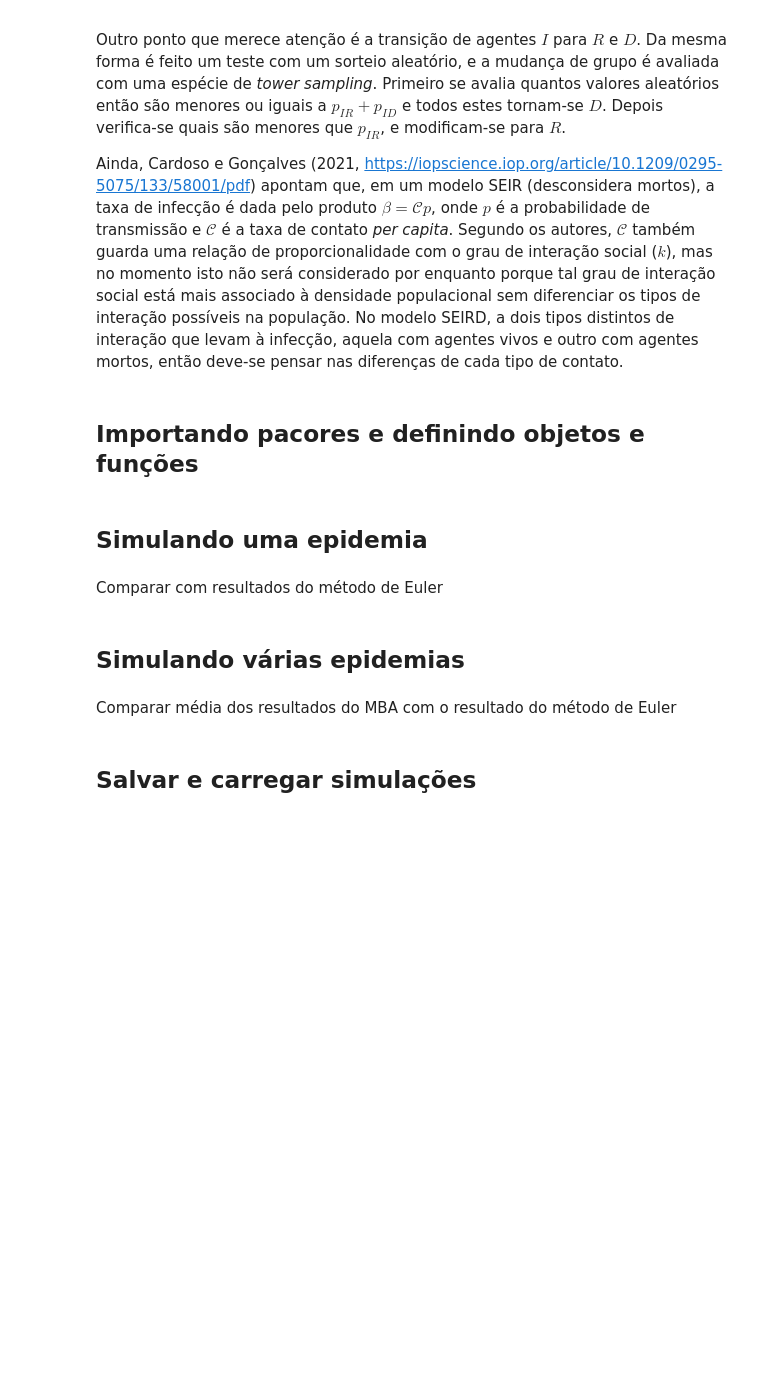
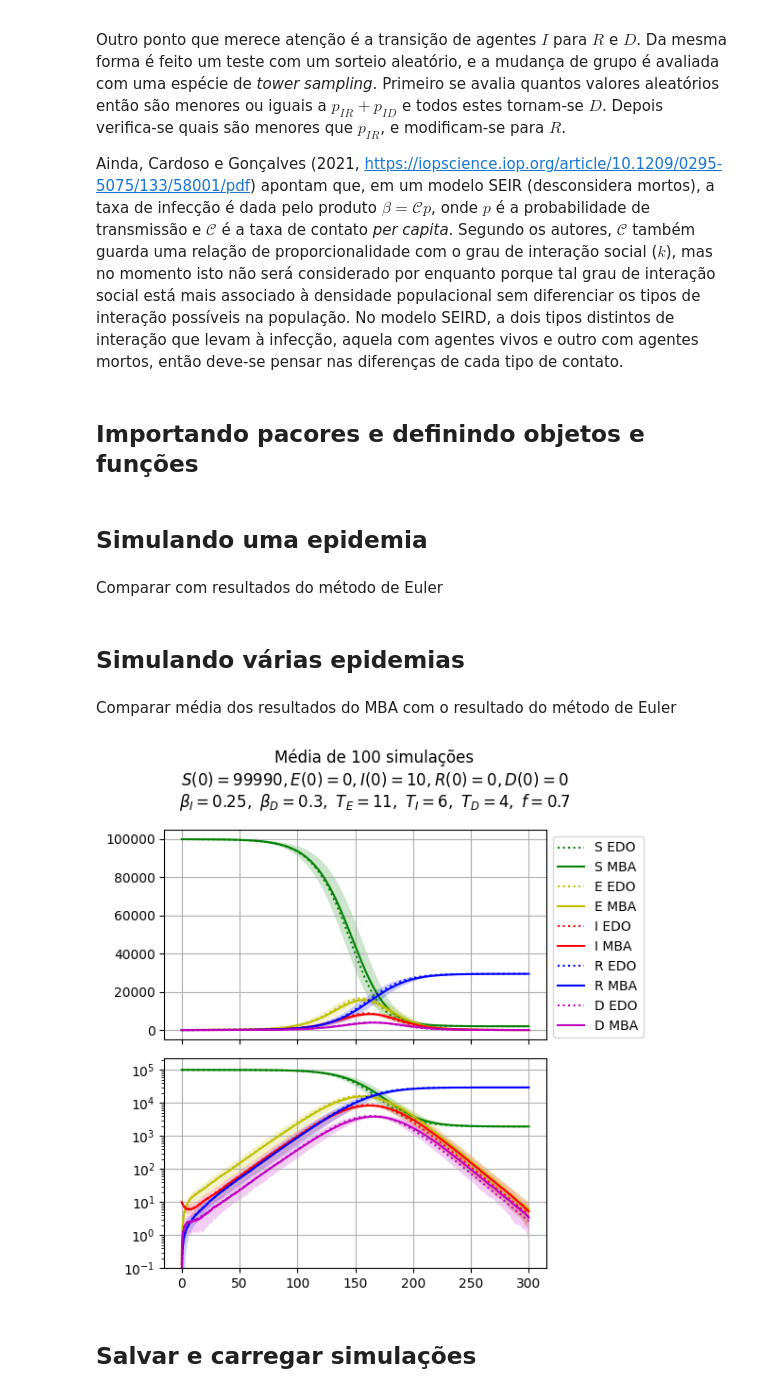
Before and after one commit to Prof-Irving/epidemic-codes, a Jupyter notebook: seird_abm_study.ipynb, the cells around one changed output. Drawn from its saved outputs; the diff is of its cells as text; code cells hidden in the pictures; blank space fills up the shorter version.

```diff
--- a/seird_abm_study.ipynb
+++ b/seird_abm_study.ipynb
@@ -103,13 +103,14 @@ class SEIRD():
         p_SI_D = self.beta_D * self.D_serie[-1]/self.N * self.dt
         # Verify stochastic infections
         change_condition = np.random.rand(self.S_serie[-1]) <= (p_SI_I + p_SI_D)
+
         # If you want to consider that some 'S' have contact
         # with both 'I' and 'D', uncomment the next lines
         '''
         # Verify stochastic infections
         SI_I_condition = np.random.rand(self.S_serie[-1]) <= p_SI_I
         SI_D_condition = np.random.rand(self.S_serie[-1]) <= p_SI_D
-        #change_condition = SI_I_condition | SI_D_condition
+        change_condition = SI_I_condition | SI_D_condition
         # Store types of infection
         type_temp = self.infection_type[sus_index]
         type_temp = np.where(SI_I_condition, 2, type_temp)
@@ -383,7 +384,7 @@ new_initical_cond = [int(EDOs[i][-1]) for i in range(6)]
 S_i, E_i, I_i, R_i, D_i = new_initical_cond[1:]
 '''
 
-sample_size = 50
+sample_size = 100
 
 params = np.array([[b_I, b_D, t_E, t_I, t_D, fi, n]
                    for b_I in beta_I for b_D in beta_D for t_E in T_E for t_I in T_I for t_D in T_D for fi in f for n in range(sample_size)],
@@ -429,37 +430,39 @@ Comparar média dos resultados do MBA com o resultado do método de Euler
 scalar_parameters = beta_I.item(), beta_D.item(), T_E.item(), T_I.item(), T_D.item(), f.item()
 
 EDOs = modelo_seird(S_i, E_i, I_i, R_i, D_i,
                     *scalar_parameters, tf, dt)
 
 tt = np.arange(len(sims[1][0]))*dt
 
 labels = ['S', 'E', 'I', 'R', 'D']
 colors = ['g', 'y', 'r', 'b', 'm']
 
 fig, ax = plt.subplots(2,1, figsize=(6,6), sharex='col', layout='tight')
 
 initial_conditions_label = r'$S(0) = {}, E(0) = {}, I(0) = {}, R(0) = {}, D(0) = {}$'.format(S_i, E_i, I_i, R_i, D_i)
 parameters_label = r'$\beta_{{I}} = {}, \ \beta_{{D}} = {}, \ T_{{E}} = {}, \ T_{{I}} = {}, \ T_{{D}} = {}, \ f = {}$'.format(*scalar_parameters)
 fig.suptitle('Média de {} simulações'.format(sample_size)+'\n'+initial_conditions_label+'\n'+parameters_label)
 
 for a in ax:
     for i in range(5):
 
         mean = np.mean(sims[i+1], axis=0)
         std = np.std(sims[i+1], axis=0)
 
-        a.plot(EDOs[0]+200, EDOs[i+1], ls=':',
+        a.plot(EDOs[0], EDOs[i+1], ls=':',
                     label=labels[i]+' EDO', c=colors[i])
-        a.plot(tt+200, mean,
+        a.plot(tt, mean,
                     label=labels[i]+' MBA', c=colors[i])
-        a.fill_between(tt+200, mean-std, mean+std, alpha=0.2, facecolor=colors[i])
+        a.fill_between(tt, mean-std, mean+std, alpha=0.2, facecolor=colors[i])
 
         a.grid()
 
 ax[0].legend(loc='upper left', bbox_to_anchor=(1, 1))
-ax[1].set(yscale='log')
+ax[1].set(yscale='log', ylim=(1e-1))
 
 fig.savefig('mba_vs_edo_serid_50mean_shifted_fixed.jpg', dpi = 300, format = 'jpg', bbox_inches="tight")
+# %% [output]
+[figure, added]
 # %% [markdown]
 ## Salvar e carregar simulações
 # %%
```
